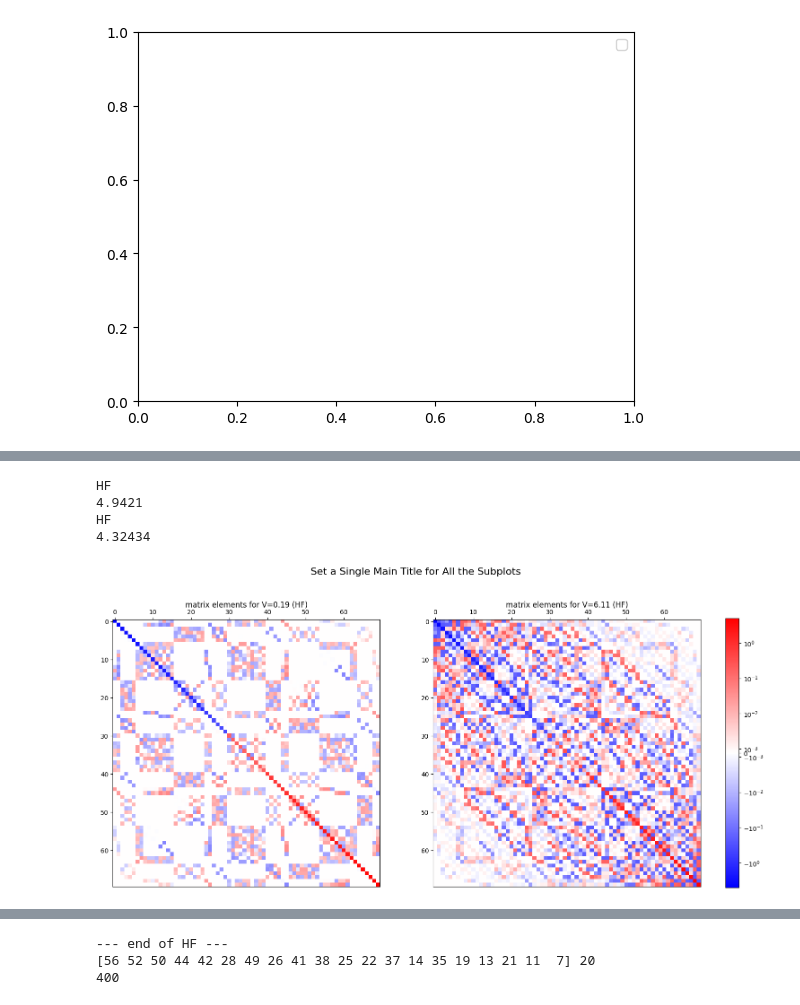
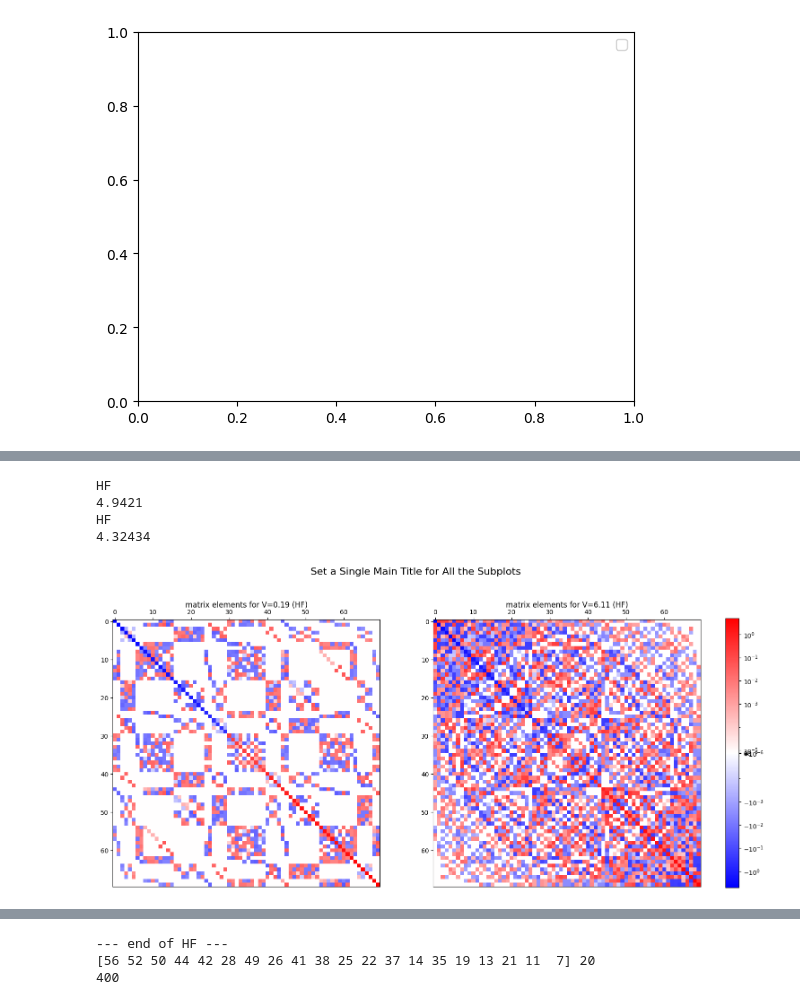
Before and after one commit to Arash-H-Jafarizadeh/Fermionic-State-Preparation, a Jupyter notebook: Fermionic_Hartree_Fock_Method(Adam).ipynb, the cells around one changed output, grey strips where cells are left out. Cells and saved outputs as stored; diff of their text form; code cells hidden in the pictures.

```diff
--- a/Fermionic_Hartree_Fock_Method(Adam).ipynb
+++ b/Fermionic_Hartree_Fock_Method(Adam).ipynb
@@ -648,10 +661,11 @@ pl.show()
 # %%
 ## Ploting matrix elements ##
 L = 8
+threshod=1.e-6
 
 physical0 = 0.19731, 1.0
 # hf_vwesion0 = free_fermion_superposition(physical, L)
-hf_vwesion0 = hart_fock_superposition(physical0, L, max_iters=400, PBC=True)
+hf_vwesion0 = hart_fock_superposition(physical0, L, max_iters=400, PBC=True, start_point=0.0)
 v_fac2 =  np.round(np.max([abs(np.max(hf_vwesion0)), abs(np.min(hf_vwesion0))]), decimals=5)
 # print(hf_vwesion0)
 print(v_fac2)
@@ -673,36 +687,41 @@ v_fac = np.max([v_fac1,v_fac2])
 
 import matplotlib.colors as PL_color
 
 # make a color map of fixed colors
 # norm = PL_color.BoundaryNorm(bounds, my_cmap.N)
-norm=PL_color.SymLogNorm(linthresh=0.01, linscale=1, vmin=-v_fac, vmax=v_fac)
+norm=PL_color.SymLogNorm(linthresh=1.e-5, linscale=1e-1, vmin=-v_fac, vmax=v_fac)
 
 
 
 fig, ax = pl.subplots(1,2, figsize=(18, 12) )
 
 # im0 = ax[0].imshow(hf_vwesion0, norm=PL_color.SymLogNorm(linthresh=0.01, vmin=-v_fac, vmax=v_fac))
+# hf_vwesion0[ hf_vwesion0 < 1.e-8] = 0.0
+# hf_vwesion0 = np.where(np.logical_and( hf_vwesion0 < 1.e-8 , hf_vwesion0 > -1.e-8 ), 0.0, hf_vwesion0)
+hf_vwesion0[np.logical_and( hf_vwesion0 < threshod , hf_vwesion0 > -threshod ) ] = 0.0
 im0 = ax[0].imshow(hf_vwesion0, norm=norm, cmap='bwr', interpolation='none')
 ax[0].set_title(f'matrix elements for V=0.19 (HF)', pad=0)
 ax[0].xaxis.tick_top()
 
+
 # im1 = ax[1].imshow(hf_vwesion1, norm=PL_color.SymLogNorm(linthresh=0.01, vmin=-v_fac, vmax=v_fac))
+hf_vwesion1[np.logical_and( hf_vwesion1 < threshod , hf_vwesion1 > -threshod )] = 0.0
 im1 = ax[1].imshow(hf_vwesion1, norm=norm, cmap='bwr', interpolation='none')
 ax[1].set_title(f'matrix elements for V=6.11 (HF)', pad=0)
 ax[1].xaxis.tick_top()
 
 # cb = fig.colorbar(im0, cmap=my_cmap, ax=ax, fraction=0.0215, pad=0.04)#orientation='vertical')
 # fig.colorbar(im0, cmap=my_cmap, ax=ax, fraction=0.0215, pad=0.04)#orientation='vertical')
-fig.colorbar(im0, ax=ax, fraction=0.0215, pad=0.04, ticks=[-10,-1.0,-0.1,-0.01,-0.001,0,0.001,0.01,0.1,1.0,10])#orientation='vertical')
+fig.colorbar(im0, ax=ax, fraction=0.0215, pad=0.04, ticks=[-10,-1.0,-0.1,-0.01,-1.e-3,-1.e-6,0,1.e-6,1.e-5,1.e-3,0.01,0.1,1.0,10])#orientation='vertical')
 fig.suptitle('Set a Single Main Title for All the Subplots', fontsize=16, y=.84)
 # cb.set_clim(-10,10)
 pl.show()
 # %% [output]
 HF
 4.9421
 HF
 4.32434
-[figure, old version]
+[figure, new version]
 # %%
 ## ploting all the apmlitudes ##
 fig = pl.figure(figsize=(12, 7))
```
Also changed, not shown: parts of 3 cells of this notebook, 1 other file.
